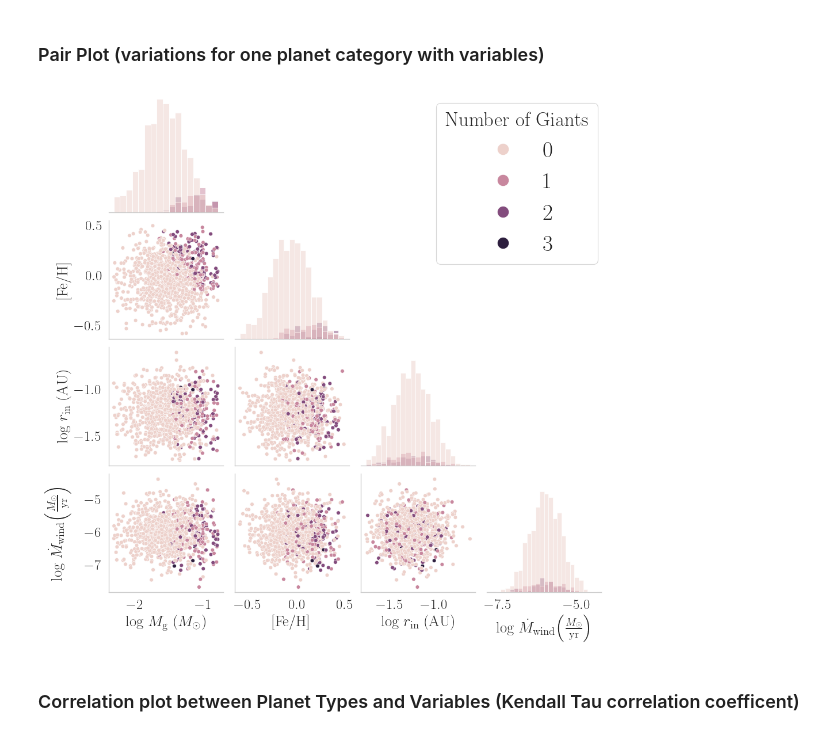
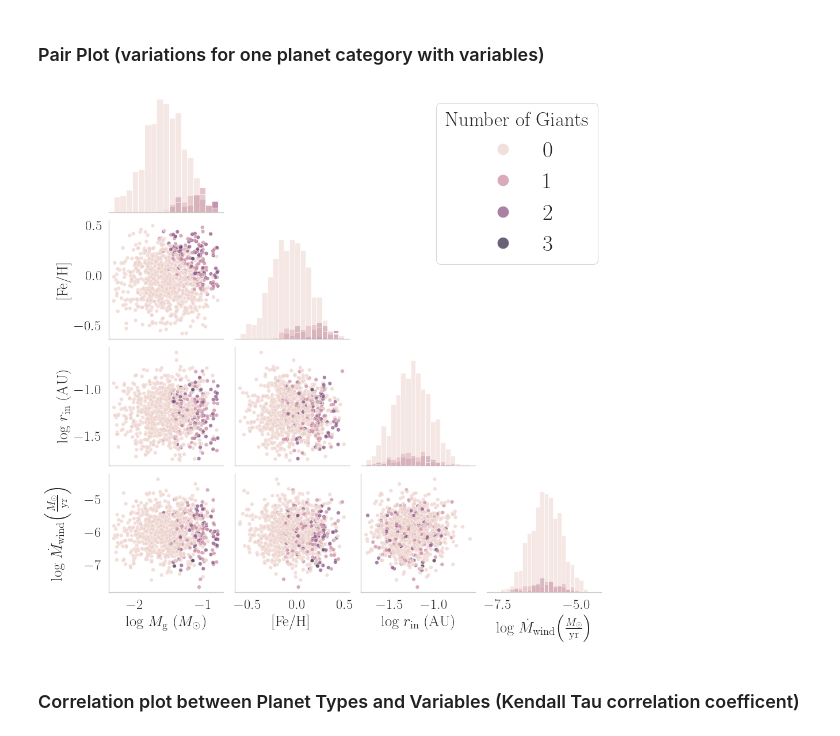
Before and after one commit to ChrisBoettner/skaro, a Jupyter notebook: notebooks/Original_NGPPS_sample.ipynb, the cells around one changed output. Drawn from its saved outputs; the diff is of its cells as text; code cells hidden in the pictures.

```diff
--- a/notebooks/Original_NGPPS_sample.ipynb
+++ b/notebooks/Original_NGPPS_sample.ipynb
@@ -74,34 +74,35 @@ with sns.plotting_context("paper", font_scale=2):
     pair_plot = sns.pairplot(
         original_sample.drop(
             columns=[
                 "age",
                 "out_of_bounds_flag",
                 *[c for c in categories if c != planet_type],
             ]
         ),
         hue=planet_type,
         diag_kind="hist",
         corner=True,
         palette=get_palette(n_colors=4),
+        plot_kws={"alpha": 0.7},
     )
 
 sns.move_legend(
     pair_plot,
     "upper right",
     bbox_to_anchor=(0.9, 0.98),
     markerscale=3,
     title="Number of Giants",
     title_fontsize=25,
     frameon=True,
 )
 
 FigureProcessor(pair_plot.figure).save(
     "pairplot.pdf",
     sub_directory=figure_subdirectory,
     save=save,
 )
 # %% [output]
-[figure, old version]
+[figure, new version]
 # %% [markdown]
 ### Correlation plot between Planet Types and Variables (Kendall Tau correlation coefficent)
 # %%
```
Also changed, not shown: parts of 6 cells of this notebook, 7 other files.
